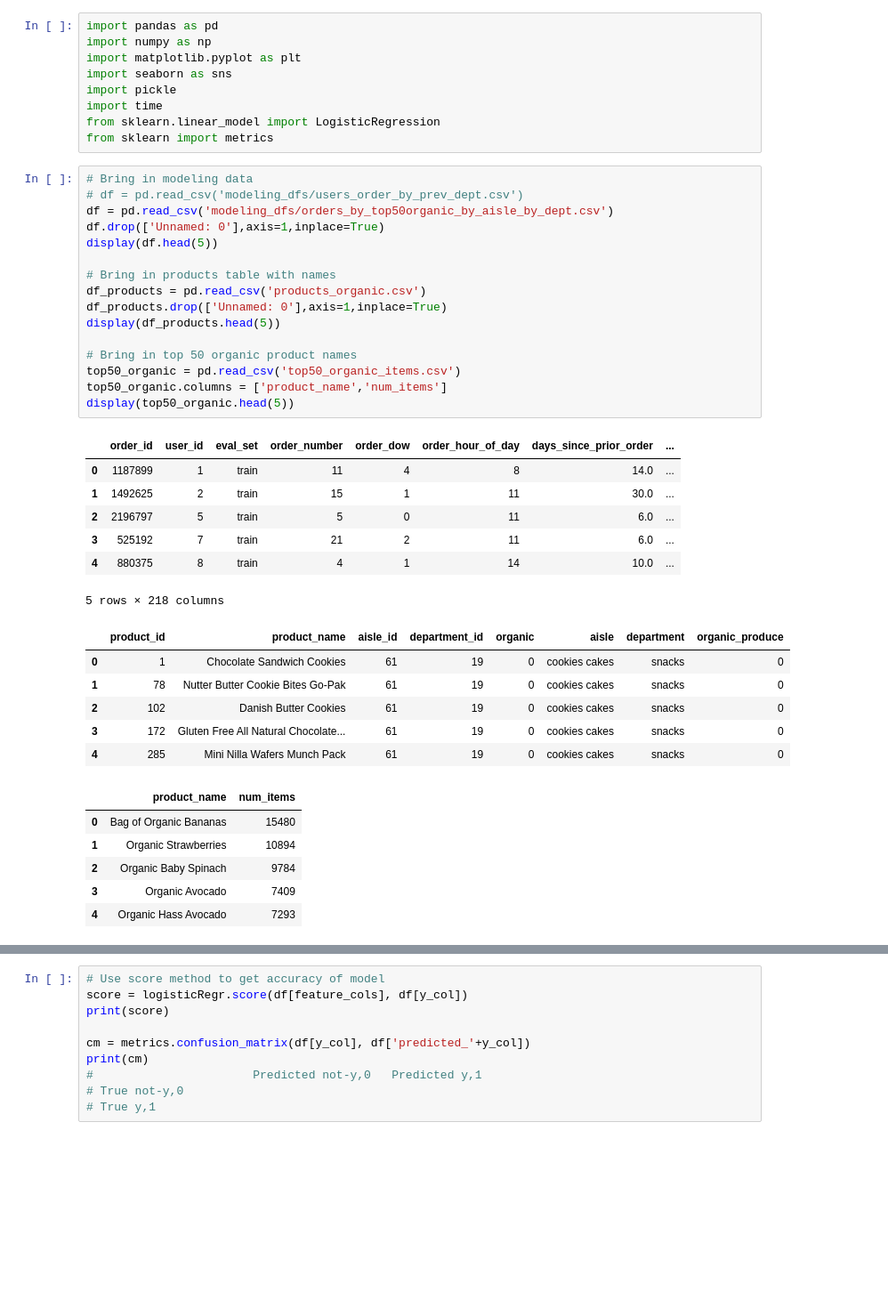
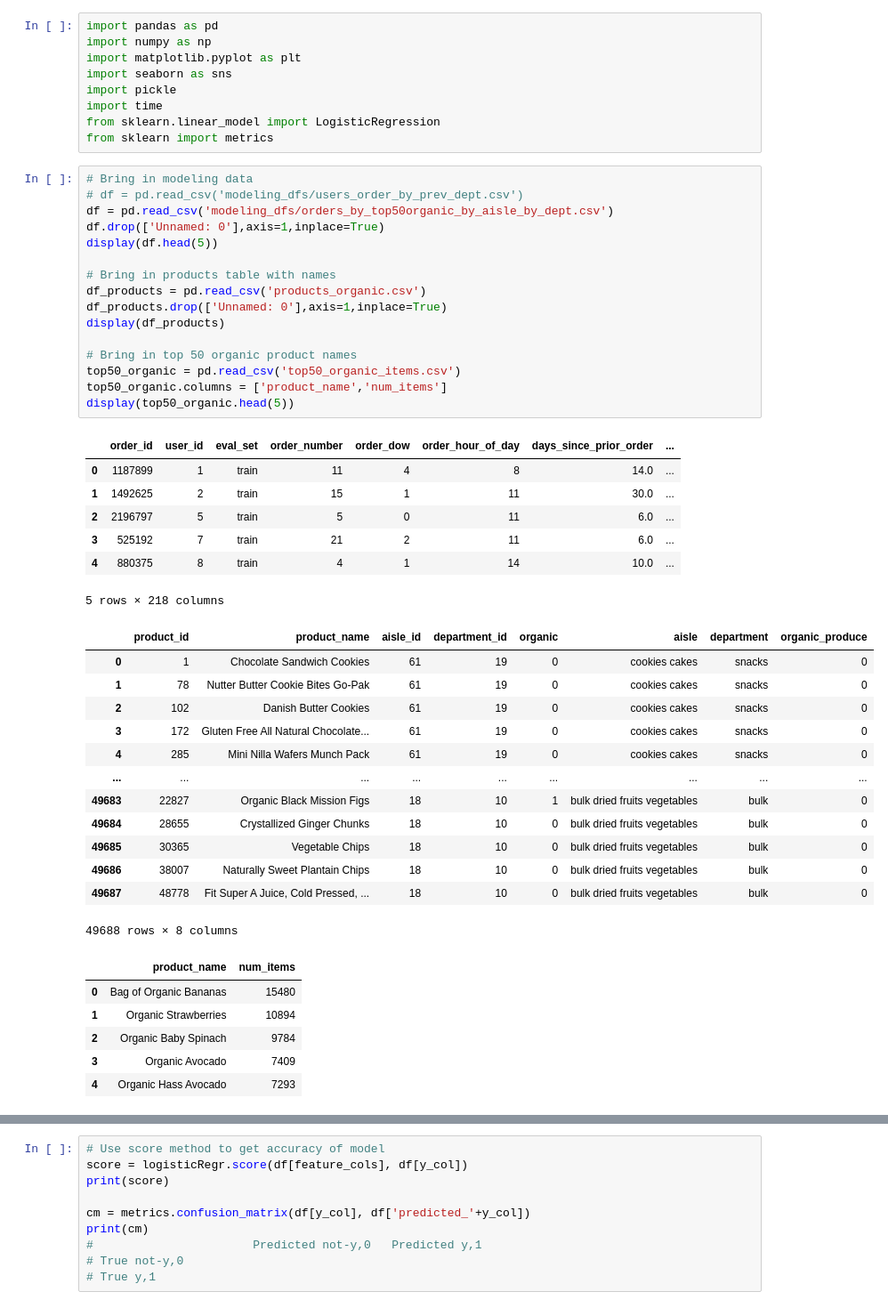
Before and after one commit to jeffcfho/OrganicFoodBuyers, a Jupyter notebook: 1_instacart_model_exploration.ipynb, the cells around one changed output, grey strips where cells are left out. Shown: that part at 89% size. Cells and saved outputs as stored; diff of their text form; blank space fills up the shorter version.

```diff
--- a/1_instacart_model_exploration.ipynb
+++ b/1_instacart_model_exploration.ipynb
@@ -10,33 +10,40 @@ from sklearn import metrics
 # %%
 # Bring in modeling data
 # df = pd.read_csv('modeling_dfs/users_order_by_prev_dept.csv')
 df = pd.read_csv('modeling_dfs/orders_by_top50organic_by_aisle_by_dept.csv')
 df.drop(['Unnamed: 0'],axis=1,inplace=True)
 display(df.head(5))
 
 # Bring in products table with names
 df_products = pd.read_csv('products_organic.csv')
 df_products.drop(['Unnamed: 0'],axis=1,inplace=True)
-display(df_products.head(5))
+display(df_products)
 
 # Bring in top 50 organic product names
 top50_organic = pd.read_csv('top50_organic_items.csv')
 top50_organic.columns = ['product_name','num_items']
 display(top50_organic.head(5))
 # %% [output]
 |  | order_id | user_id | eval_set | order_number | order_dow | order_hour_of_day | days_since_prior_order | ... |
 | 0 | 1187899 | 1 | train | 11 | 4 | 8 | 14.0 | ... |
 | 1 | 1492625 | 2 | train | 15 | 1 | 11 | 30.0 | ... |
 | 2 | 2196797 | 5 | train | 5 | 0 | 11 | 6.0 | ... |
 | 3 | 525192 | 7 | train | 21 | 2 | 11 | 6.0 | ... |
 | 4 | 880375 | 8 | train | 4 | 1 | 14 | 10.0 | ... |
 5 rows × 218 columns
 |  | product_id | product_name | aisle_id | department_id | organic | aisle | department | organic_produce |
 | 0 | 1 | Chocolate Sandwich Cookies | 61 | 19 | 0 | cookies cakes | snacks | 0 |
 | 1 | 78 | Nutter Butter Cookie Bites Go-Pak | 61 | 19 | 0 | cookies cakes | snacks | 0 |
 | 2 | 102 | Danish Butter Cookies | 61 | 19 | 0 | cookies cakes | snacks | 0 |
 | 3 | 172 | Gluten Free All Natural Chocolate... | 61 | 19 | 0 | cookies cakes | snacks | 0 |
 | 4 | 285 | Mini Nilla Wafers Munch Pack | 61 | 19 | 0 | cookies cakes | snacks | 0 |
+| ... | ... | ... | ... | ... | ... | ... | ... | ... |
+| 49683 | 22827 | Organic Black Mission Figs | 18 | 10 | 1 | bulk dried fruits vegetables | bulk | 0 |
+| 49684 | 28655 | Crystallized Ginger Chunks | 18 | 10 | 0 | bulk dried fruits vegetables | bulk | 0 |
+| 49685 | 30365 | Vegetable Chips | 18 | 10 | 0 | bulk dried fruits vegetables | bulk | 0 |
+| 49686 | 38007 | Naturally Sweet Plantain Chips | 18 | 10 | 0 | bulk dried fruits vegetables | bulk | 0 |
+| 49687 | 48778 | Fit Super A Juice, Cold Pressed, ... | 18 | 10 | 0 | bulk dried fruits vegetables | bulk | 0 |
+49688 rows × 8 columns
 |  | product_name | num_items |
 | 0 | Bag of Organic Bananas | 15480 |
 | 1 | Organic Strawberries | 10894 |
```
Also changed, not shown: parts of 1 cell of this notebook, 15 other files.
